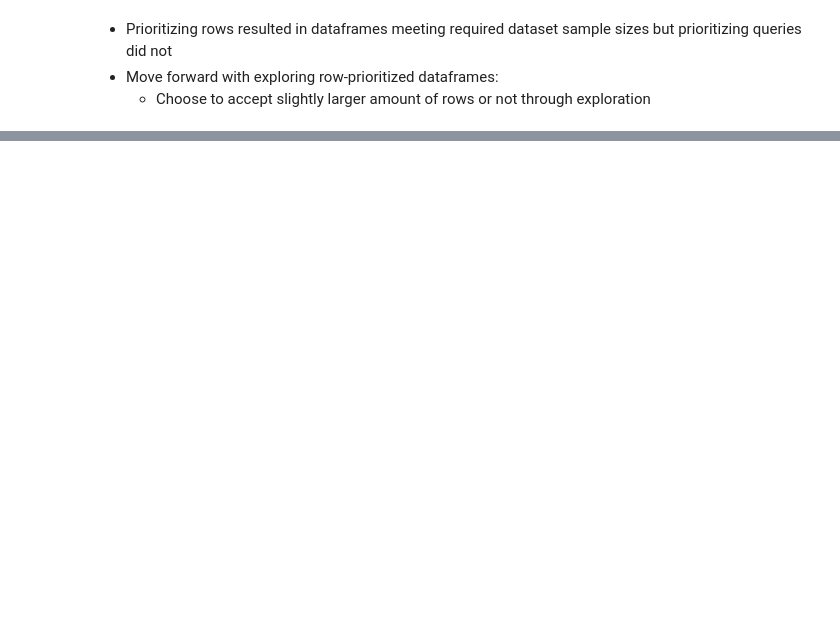
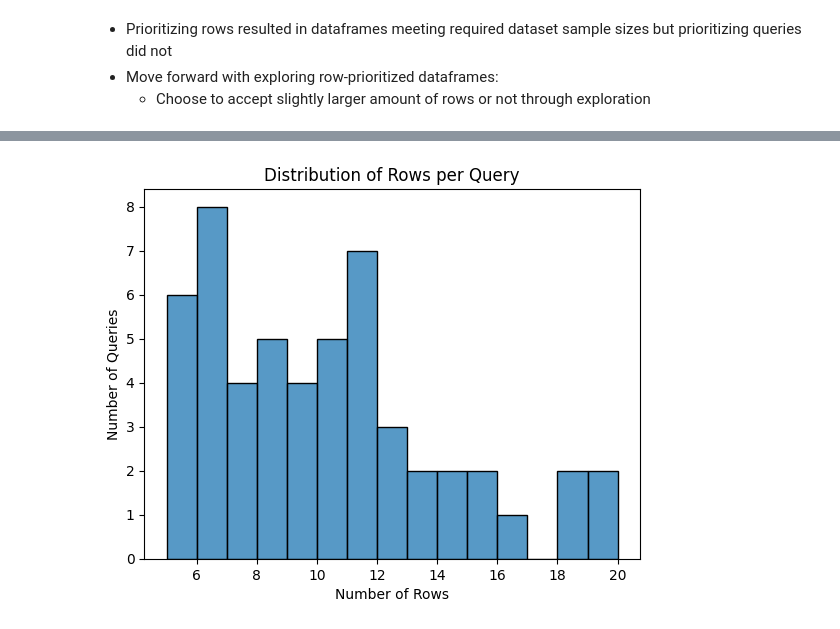
Before and after one commit to schellrw/semantic-search, a Jupyter notebook: notebooks/01_data_exploration.ipynb, the cells around one changed output, grey strips where cells are left out. Drawn from its saved outputs; the diff is of its cells as text; code cells hidden in the pictures; blank space fills up the shorter version.

```diff
--- a/notebooks/01_data_exploration.ipynb
+++ b/notebooks/01_data_exploration.ipynb
@@ -470,0 +490,2 @@ Example queries:
+# %%
+df = df_query_filtered_rows.copy()
@@ -470,0 +541,9 @@ Example queries:
+# %%
+# View histogram of row distributions for each query
+sns.histplot(df['query'].value_counts(), bins=range(5, 21), edgecolor='black')
+plt.title("Distribution of Rows per Query")
+plt.xlabel("Number of Rows")
+plt.ylabel("Number of Queries")
+plt.show()
+# %% [output]
+[figure, added]
```
Also changed, not shown: parts of 19 cells of this notebook, 7 other files.
